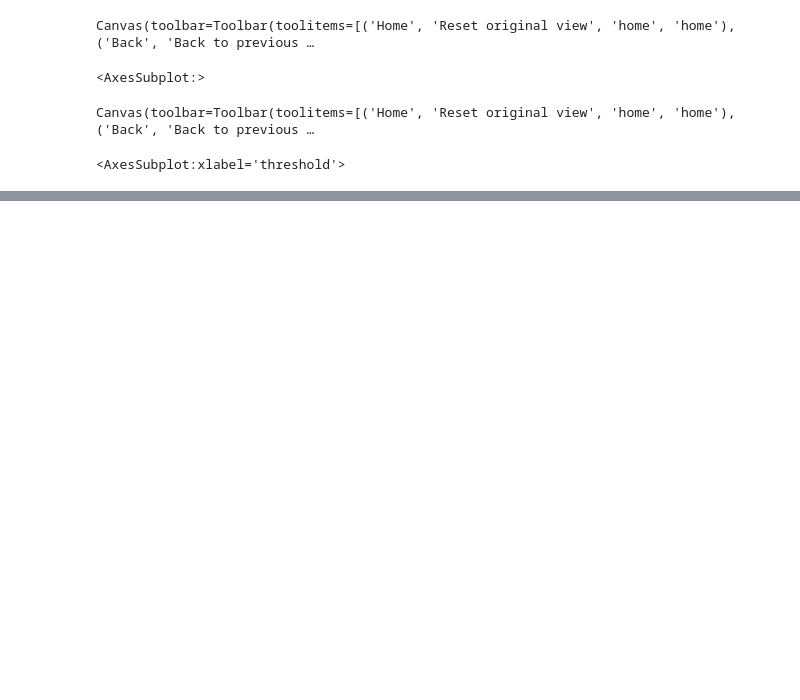
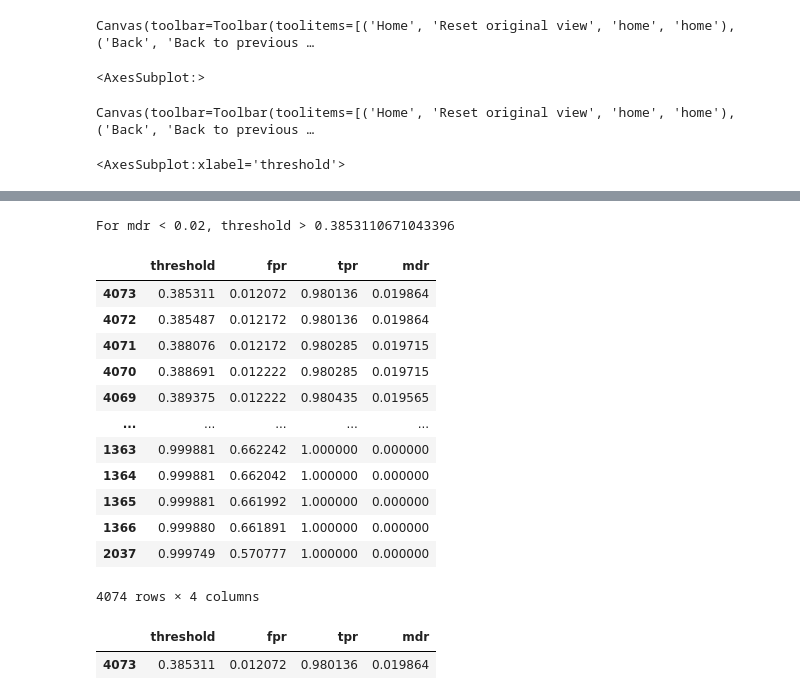
Before and after one commit to vmos1/cnn_supernova_b_paper, a Jupyter notebook: model_inference/analysis.ipynb, the cells around one changed output, grey strips where cells are left out. Drawn from its saved outputs; the diff is of its cells as text; code cells hidden in the pictures; blank space fills up the shorter version.

```diff
--- a/model_inference/analysis.ipynb
+++ b/model_inference/analysis.ipynb
@@ -240,4 +239,21 @@ For tpr > 0.99, threshold > 0.463934987783432
 # %%
 # f_get_threshold(df_roc,0.01,'fpr')
-# f_get_threshold(df_roc,0.005,'mdr')
+f_get_threshold(df_roc,0.02,'mdr').head(1)
 # f_get_threshold(df_roc,0.99,'tpr')
+# %% [output]
+For mdr < 0.02, threshold > 0.3853110671043396
+|  | threshold | fpr | tpr | mdr |
+| 4073 | 0.385311 | 0.012072 | 0.980136 | 0.019864 |
+| 4072 | 0.385487 | 0.012172 | 0.980136 | 0.019864 |
+| 4071 | 0.388076 | 0.012172 | 0.980285 | 0.019715 |
+| 4070 | 0.388691 | 0.012222 | 0.980285 | 0.019715 |
+| 4069 | 0.389375 | 0.012222 | 0.980435 | 0.019565 |
+| ... | ... | ... | ... | ... |
+| 1363 | 0.999881 | 0.662242 | 1.000000 | 0.000000 |
+| 1364 | 0.999881 | 0.662042 | 1.000000 | 0.000000 |
+| 1365 | 0.999881 | 0.661992 | 1.000000 | 0.000000 |
+| 1366 | 0.999880 | 0.661891 | 1.000000 | 0.000000 |
+| 2037 | 0.999749 | 0.570777 | 1.000000 | 0.000000 |
+4074 rows × 4 columns
+|  | threshold | fpr | tpr | mdr |
+| 4073 | 0.385311 | 0.012072 | 0.980136 | 0.019864 |
```
Also changed, not shown: parts of 8 cells of this notebook.
